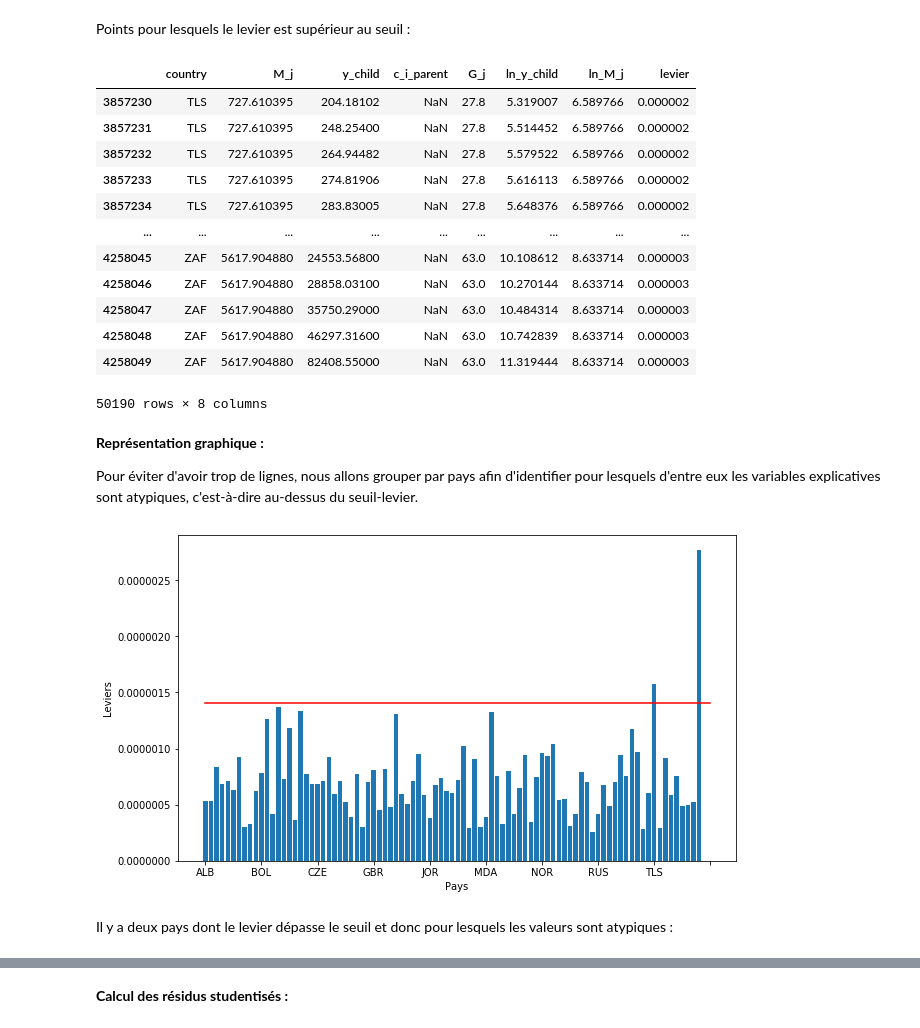
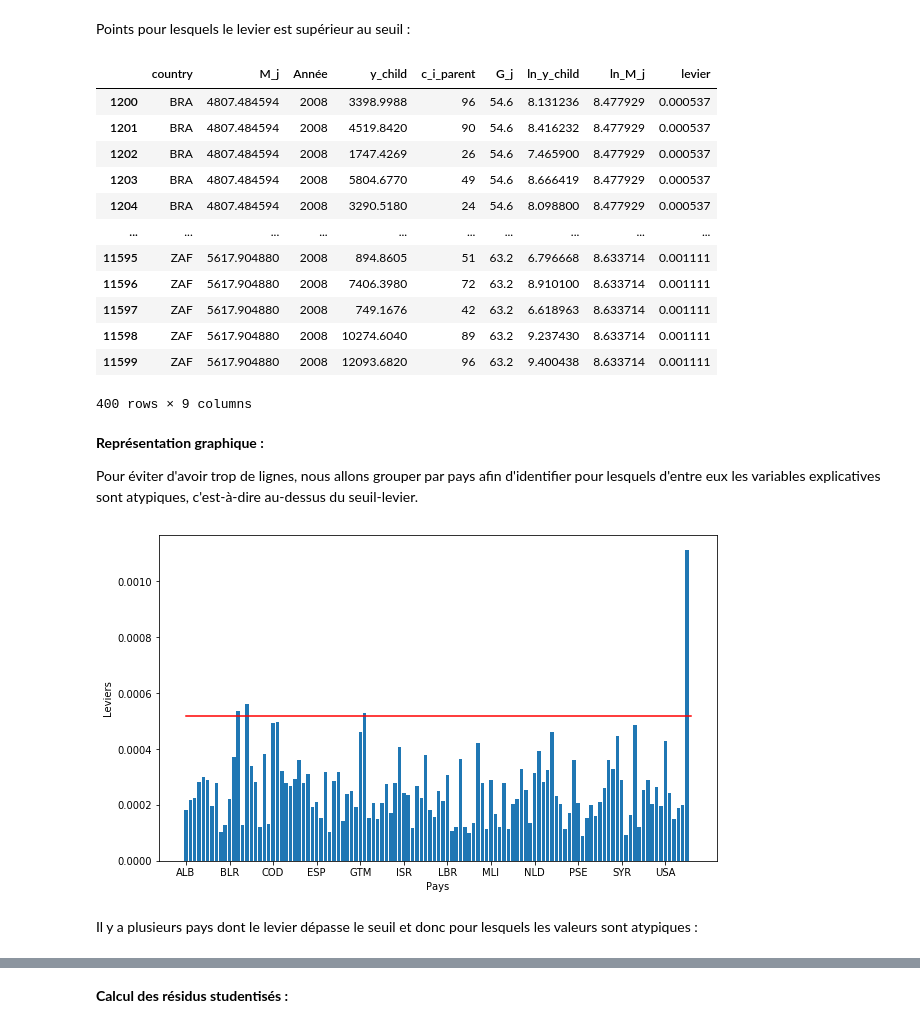
Before and after one commit to MattSioll/DataAnalyst, a Jupyter notebook: Projet 7/P7_01_Code.ipynb, the cells around one changed output, grey strips where cells are left out. Saved outputs shown, nothing was run; the diff lists cells and outputs as text; code cells hidden in the pictures.

```diff
--- a/Projet 7/P7_01_Code.ipynb
+++ b/Projet 7/P7_01_Code.ipynb
@@ -1228,8 +1362,8 @@ strong multicollinearity or other numerical problems.
 # %% [markdown]
 ### Calcul avec les logarithmes du revenu moyen et des revenus de l'enfant
 # %%
-dataFinal['ln_y_child'] = np.log(dataFinal['y_child'])
-dataFinal['ln_M_j'] = np.log(dataFinal['M_j'])
+dataFinal_sample['ln_y_child'] = np.log(dataFinal_sample['y_child'])
+dataFinal_sample['ln_M_j'] = np.log(dataFinal_sample['M_j'])
 
-dataFinal.head(3)
+dataFinal_sample.head(3)
 # %% [output]
@@ -1240,5 +1374,5 @@ dataFinal.head(3)
 # %%
-reg_multi_ln = smf.ols('ln_y_child ~ ln_M_j+G_j', data=dataFinal).fit()
+reg_multi_ln = smf.ols('ln_y_child ~ ln_M_j+G_j', data=dataFinal_sample).fit()
 print(reg_multi_ln.summary())
 # %% [output]
                             OLS Regression Results
@@ -1307,52 +1441,52 @@ alpha = 0.05
 # %% [markdown]
 Récupérons $n$, le nombre d'individus de l'échantillon, et $p$, le nombre de variables.
 # %%
-n = dataFinal.shape[0]
+n = dataFinal_sample.shape[0]
 p = 3
 # %% [markdown]
 **Calcul des leviers**
 
 On peut calculer les leviers comme ceci, en sachant que le seuil des leviers est de $2∗\frac{p}{n}$.
 # %%
-dataFinal['levier'] = reg_multi_ln.get_influence().hat_matrix_diag
+dataFinal_sample['levier'] = reg_multi_ln.get_influence().hat_matrix_diag
 
 seuil_levier = 2*p/n
 # %% [markdown]
 Points pour lesquels le levier est supérieur au seuil :
 # %%
-dataFinal.loc[dataFinal['levier'] > seuil_levier, :]
+dataFinal_sample.loc[dataFinal_sample['levier'] > seuil_levier, :]
 # %% [output]
-|  | country | M_j | y_child | c_i_parent | G_j | ln_y_child | ln_M_j | levier |
-| 3857230 | TLS | 727.610395 | 204.18102 | NaN | 27.8 | 5.319007 | 6.589766 | 0.000002 |
-| 3857231 | TLS | 727.610395 | 248.25400 | NaN | 27.8 | 5.514452 | 6.589766 | 0.000002 |
-| 3857232 | TLS | 727.610395 | 264.94482 | NaN | 27.8 | 5.579522 | 6.589766 | 0.000002 |
-| 3857233 | TLS | 727.610395 | 274.81906 | NaN | 27.8 | 5.616113 | 6.589766 | 0.000002 |
-| 3857234 | TLS | 727.610395 | 283.83005 | NaN | 27.8 | 5.648376 | 6.589766 | 0.000002 |
-| ... | ... | ... | ... | ... | ... | ... | ... | ... |
-| 4258045 | ZAF | 5617.904880 | 24553.56800 | NaN | 63.0 | 10.108612 | 8.633714 | 0.000003 |
-| 4258046 | ZAF | 5617.904880 | 28858.03100 | NaN | 63.0 | 10.270144 | 8.633714 | 0.000003 |
-| 4258047 | ZAF | 5617.904880 | 35750.29000 | NaN | 63.0 | 10.484314 | 8.633714 | 0.000003 |
-| 4258048 | ZAF | 5617.904880 | 46297.31600 | NaN | 63.0 | 10.742839 | 8.633714 | 0.000003 |
-| 4258049 | ZAF | 5617.904880 | 82408.55000 | NaN | 63.0 | 11.319444 | 8.633714 | 0.000003 |
+|  | country | M_j | Année | y_child | c_i_parent | G_j | ln_y_child | ln_M_j | levier |
+| 1200 | BRA | 4807.484594 | 2008 | 3398.9988 | 96 | 54.6 | 8.131236 | 8.477929 | 0.000537 |
+| 1201 | BRA | 4807.484594 | 2008 | 4519.8420 | 90 | 54.6 | 8.416232 | 8.477929 | 0.000537 |
+| 1202 | BRA | 4807.484594 | 2008 | 1747.4269 | 26 | 54.6 | 7.465900 | 8.477929 | 0.000537 |
+| 1203 | BRA | 4807.484594 | 2008 | 5804.6770 | 49 | 54.6 | 8.666419 | 8.477929 | 0.000537 |
+| 1204 | BRA | 4807.484594 | 2008 | 3290.5180 | 24 | 54.6 | 8.098800 | 8.477929 | 0.000537 |
+| ... | ... | ... | ... | ... | ... | ... | ... | ... | ... |
+| 11595 | ZAF | 5617.904880 | 2008 | 894.8605 | 51 | 63.2 | 6.796668 | 8.633714 | 0.001111 |
+| 11596 | ZAF | 5617.904880 | 2008 | 7406.3980 | 72 | 63.2 | 8.910100 | 8.633714 | 0.001111 |
+| 11597 | ZAF | 5617.904880 | 2008 | 749.1676 | 42 | 63.2 | 6.618963 | 8.633714 | 0.001111 |
+| 11598 | ZAF | 5617.904880 | 2008 | 10274.6040 | 89 | 63.2 | 9.237430 | 8.633714 | 0.001111 |
+| 11599 | ZAF | 5617.904880 | 2008 | 12093.6820 | 96 | 63.2 | 9.400438 | 8.633714 | 0.001111 |
-50190 rows × 8 columns
+400 rows × 9 columns
 # %% [markdown]
 **Représentation graphique :**
 
 Pour éviter d'avoir trop de lignes, nous allons grouper par pays afin d'identifier pour lesquels d'entre eux les variables explicatives sont atypiques, c'est-à-dire au-dessus du seuil-levier.
 # %%
-dataFinal_mean = dataFinal.groupby("country", as_index=False)['levier'].mean()
+dataFinal_mean = dataFinal_sample.groupby("country", as_index=False)['levier'].mean()
 
 plt.figure(figsize=(10,6))
 plt.bar(dataFinal_mean['country'], dataFinal_mean['levier'])
 plt.xticks(np.arange(0, 116, step = 10))
 plt.xlabel('Pays')
 plt.ylabel('Leviers')
-plt.plot([0, 90], [seuil_levier, seuil_levier], color='r')
+plt.plot([0, 116], [seuil_levier, seuil_levier], color='r')
 plt.show()
 # %% [output]
-[figure, old version]
+[figure, new version]
 # %% [markdown]
-Il y a deux pays dont le levier dépasse le seuil et donc pour lesquels les valeurs sont atypiques :
+Il y a plusieurs pays dont le levier dépasse le seuil et donc pour lesquels les valeurs sont atypiques :
 # %%
 dataFinal_mean.loc[dataFinal_mean['levier'] > seuil_levier, :]
 # %% [output]
```
Also changed, not shown: parts of 99 cells of this notebook, 1 other file.
